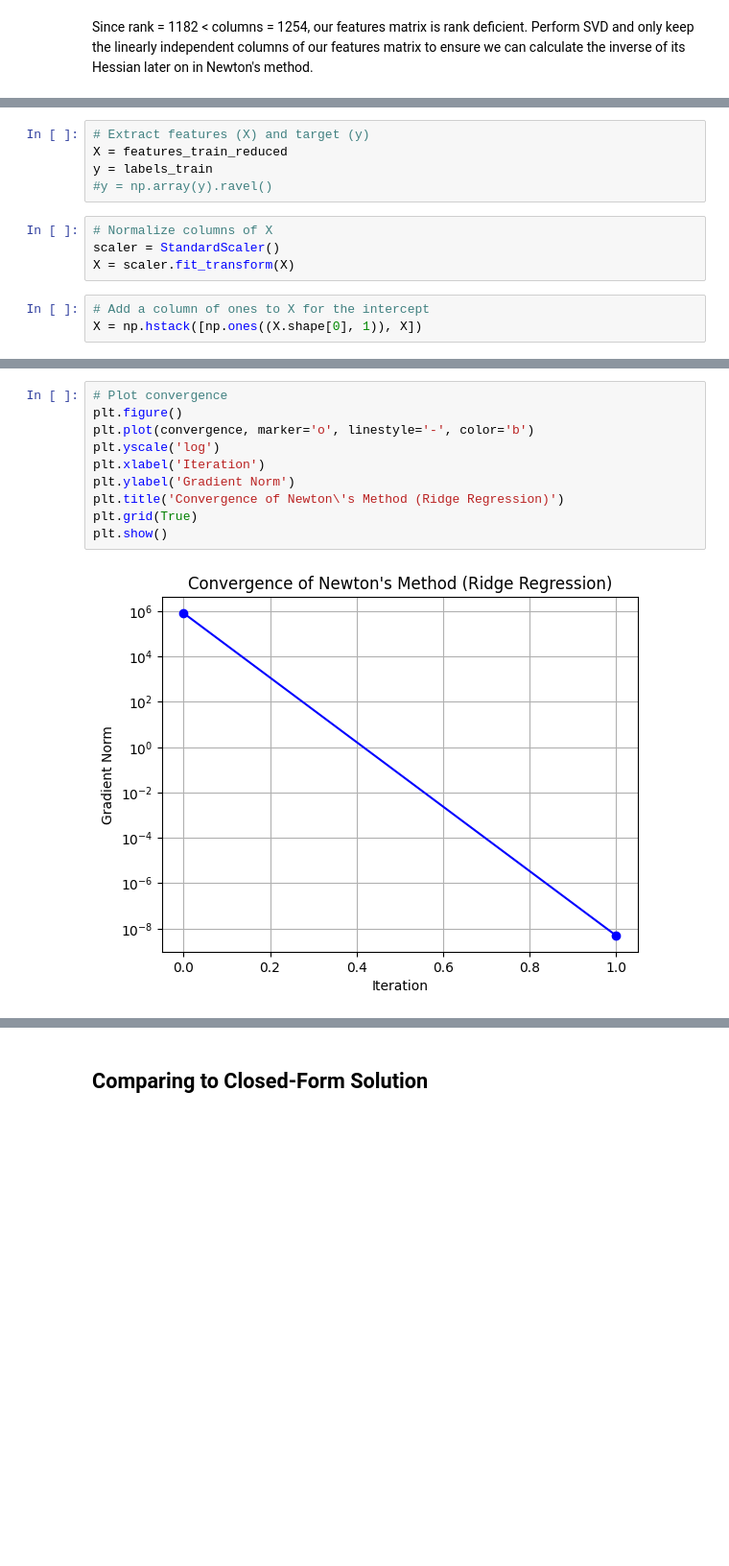
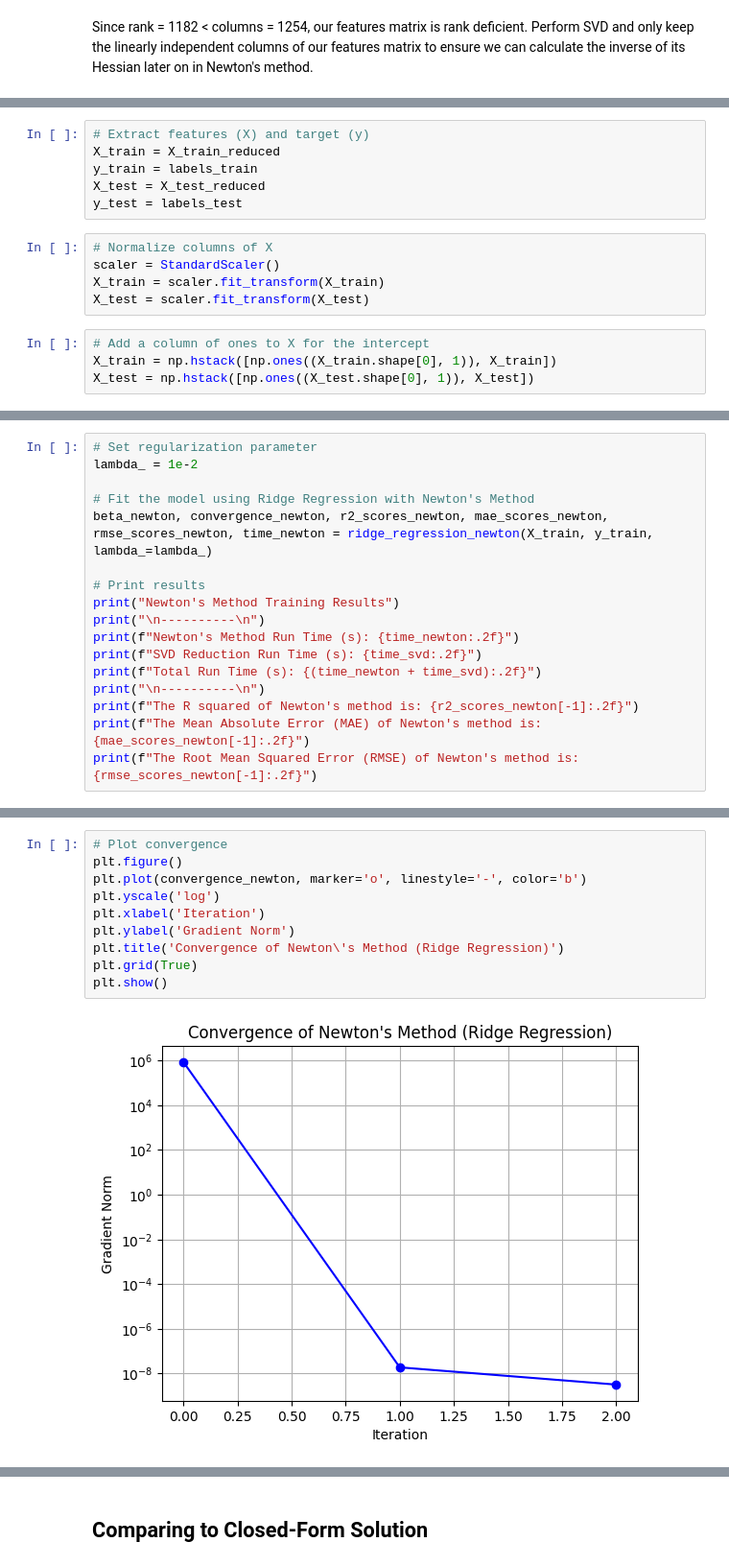
Before and after one commit to grackner/dsc_210, a Jupyter notebook: Newton's_Method.ipynb, the cells around one changed output, grey strips where cells are left out. Shown at 96% size. Cells and saved outputs as stored; diff of their text form; blank space fills up the shorter version.

Commit message:
cleaning newton's method code

```diff
--- a/Newton's_Method.ipynb
+++ b/Newton's_Method.ipynb
@@ -110,14 +136,17 @@ np.shape(features_train_reduced)
 (41331, 1182)
 # %%
 # Extract features (X) and target (y)
-X = features_train_reduced
-y = labels_train
-#y = np.array(y).ravel()
+X_train = X_train_reduced
+y_train = labels_train
+X_test = X_test_reduced
+y_test = labels_test
 # %%
 # Normalize columns of X
 scaler = StandardScaler()
-X = scaler.fit_transform(X)
+X_train = scaler.fit_transform(X_train)
+X_test = scaler.fit_transform(X_test)
 # %%
 # Add a column of ones to X for the intercept
-X = np.hstack([np.ones((X.shape[0], 1)), X])
+X_train = np.hstack([np.ones((X_train.shape[0], 1)), X_train])
+X_test = np.hstack([np.ones((X_test.shape[0], 1)), X_test])
 # %% [markdown]
@@ -145,0 +154,17 @@ Execution Time (s): 1.6059200039999268
+# %%
+# Set regularization parameter
+lambda_ = 1e-2
+
+# Fit the model using Ridge Regression with Newton's Method
+beta_newton, convergence_newton, r2_scores_newton, mae_scores_newton, rmse_scores_newton, time_newton = ridge_regression_newton(X_train, y_train, lambda_=lambda_)
+
+# Print results
+print("Newton's Method Training Results")
+print("\n----------\n")
+print(f"Newton's Method Run Time (s): {time_newton:.2f}")
+print(f"SVD Reduction Run Time (s): {time_svd:.2f}")
+print(f"Total Run Time (s): {(time_newton + time_svd):.2f}")
+print("\n----------\n")
+print(f"The R squared of Newton's method is: {r2_scores_newton[-1]:.2f}")
+print(f"The Mean Absolute Error (MAE) of Newton's method is: {mae_scores_newton[-1]:.2f}")
+print(f"The Root Mean Squared Error (RMSE) of Newton's method is: {rmse_scores_newton[-1]:.2f}")
@@ -146,15 +186,15 @@ Execution Time (s): 1.6059200039999268
 # %%
 # Plot convergence
 plt.figure()
-plt.plot(convergence, marker='o', linestyle='-', color='b')
+plt.plot(convergence_newton, marker='o', linestyle='-', color='b')
 plt.yscale('log')
 plt.xlabel('Iteration')
 plt.ylabel('Gradient Norm')
 plt.title('Convergence of Newton\'s Method (Ridge Regression)')
 plt.grid(True)
 plt.show()
 # %% [output]
-[figure, old version]
+[figure, new version]
 # %%
 # Plot accuracy
 plt.figure()
```
Also changed, not shown: parts of 18 cells of this notebook.
